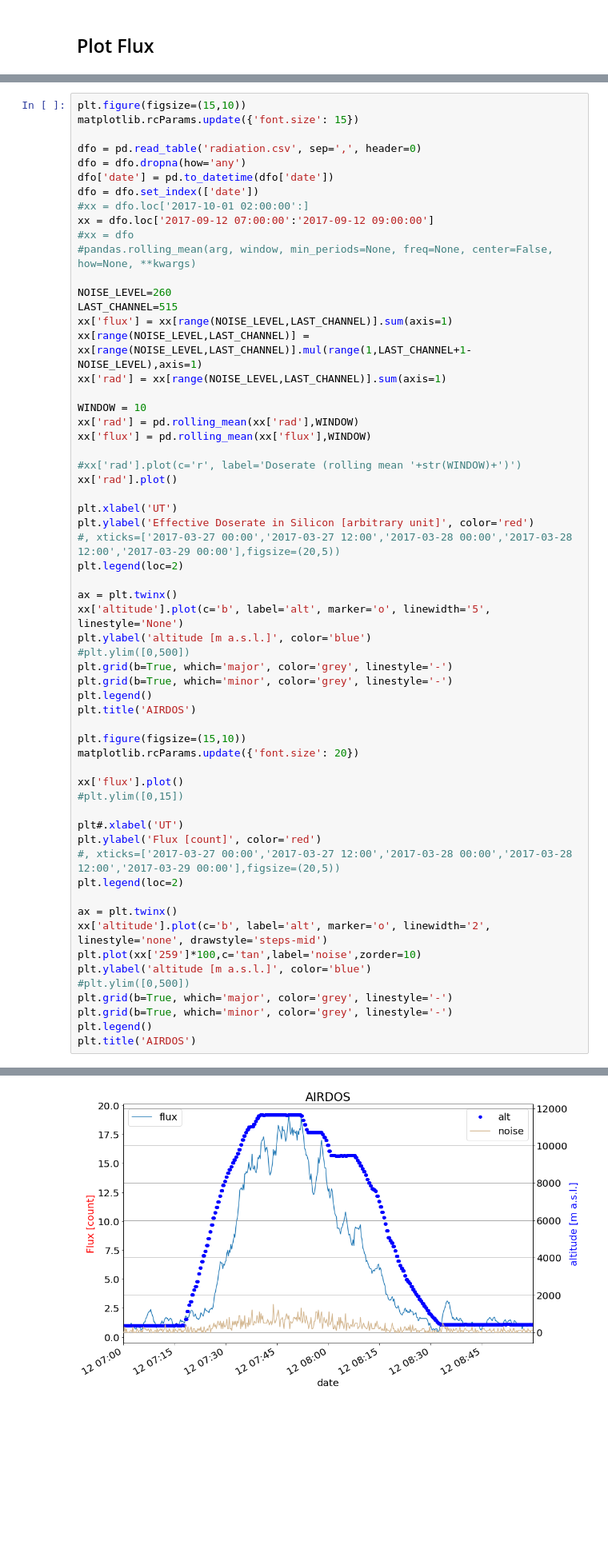
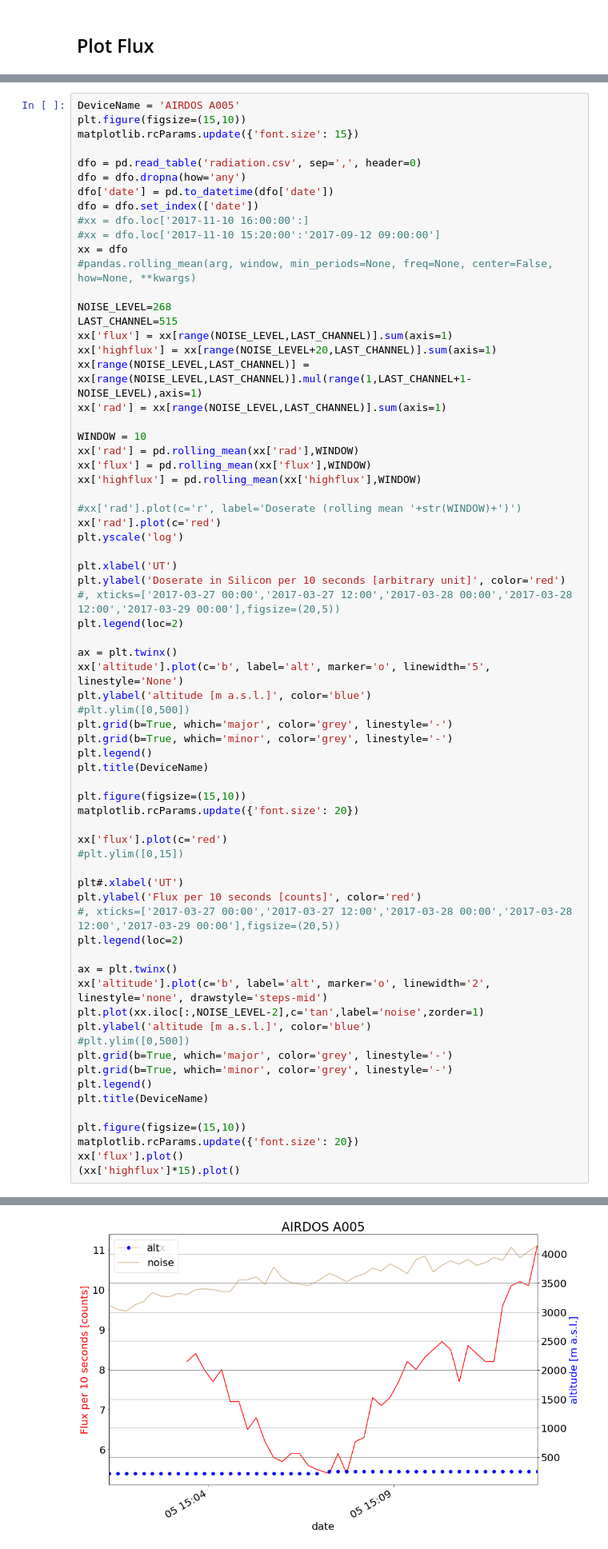
Before and after one commit to ODZ-UJF-AV-CR/AIRDOS-parser, a Jupyter notebook: AIRDOS4_256_flux.ipynb, the cells around one changed output, grey strips where cells are left out. Shown at 80% size. Drawn from its saved outputs; the diff is of its cells as text; blank space fills up the shorter version.

```diff
--- a/AIRDOS4_256_flux.ipynb
+++ b/AIRDOS4_256_flux.ipynb
@@ -76,6 +76,7 @@ dfo.drop(dfo[dfo[0]=='$GPGGA'].index, inplace=True)
 
 dfo.to_csv('radiation.csv')
 # %%
+DeviceName = 'AIRDOS A005'
 plt.figure(figsize=(15,10))
 matplotlib.rcParams.update({'font.size': 15})
 
@@ -83,26 +84,29 @@ dfo = pd.read_table('radiation.csv', sep=',', header=0)
 dfo = dfo.dropna(how='any')
 dfo['date'] = pd.to_datetime(dfo['date'])
 dfo = dfo.set_index(['date'])
-#xx = dfo.loc['2017-10-01 02:00:00':]
-xx = dfo.loc['2017-09-12 07:00:00':'2017-09-12 09:00:00']
-#xx = dfo
+#xx = dfo.loc['2017-11-10 16:00:00':]
+#xx = dfo.loc['2017-11-10 15:20:00':'2017-09-12 09:00:00']
+xx = dfo
 #pandas.rolling_mean(arg, window, min_periods=None, freq=None, center=False, how=None, **kwargs)
 
-NOISE_LEVEL=260
+NOISE_LEVEL=268
 LAST_CHANNEL=515
 xx['flux'] = xx[range(NOISE_LEVEL,LAST_CHANNEL)].sum(axis=1)
+xx['highflux'] = xx[range(NOISE_LEVEL+20,LAST_CHANNEL)].sum(axis=1)
 xx[range(NOISE_LEVEL,LAST_CHANNEL)] = xx[range(NOISE_LEVEL,LAST_CHANNEL)].mul(range(1,LAST_CHANNEL+1-NOISE_LEVEL),axis=1)
 xx['rad'] = xx[range(NOISE_LEVEL,LAST_CHANNEL)].sum(axis=1)
 
 WINDOW = 10
 xx['rad'] = pd.rolling_mean(xx['rad'],WINDOW)
 xx['flux'] = pd.rolling_mean(xx['flux'],WINDOW)
+xx['highflux'] = pd.rolling_mean(xx['highflux'],WINDOW)
 
 #xx['rad'].plot(c='r', label='Doserate (rolling mean '+str(WINDOW)+')')
-xx['rad'].plot()
+xx['rad'].plot(c='red')
+plt.yscale('log')
 
 plt.xlabel('UT')
-plt.ylabel('Effective Doserate in Silicon [arbitrary unit]', color='red')
+plt.ylabel('Doserate in Silicon per 10 seconds [arbitrary unit]', color='red')
 #, xticks=['2017-03-27 00:00','2017-03-27 12:00','2017-03-28 00:00','2017-03-28 12:00','2017-03-29 00:00'],figsize=(20,5))
 plt.legend(loc=2)
 
@@ -113,26 +117,31 @@ plt.ylabel('altitude [m a.s.l.]', color='blue')
 plt.grid(b=True, which='major', color='grey', linestyle='-')
 plt.grid(b=True, which='minor', color='grey', linestyle='-')
 plt.legend()
-plt.title('AIRDOS')
+plt.title(DeviceName)
 
 plt.figure(figsize=(15,10))
 matplotlib.rcParams.update({'font.size': 20})
 
-xx['flux'].plot()
+xx['flux'].plot(c='red')
 #plt.ylim([0,15])
 
 plt#.xlabel('UT')
-plt.ylabel('Flux [count]', color='red')
+plt.ylabel('Flux per 10 seconds [counts]', color='red')
 #, xticks=['2017-03-27 00:00','2017-03-27 12:00','2017-03-28 00:00','2017-03-28 12:00','2017-03-29 00:00'],figsize=(20,5))
 plt.legend(loc=2)
 
 ax = plt.twinx()
 xx['altitude'].plot(c='b', label='alt', marker='o', linewidth='2', linestyle='none', drawstyle='steps-mid')
-plt.plot(xx['259']*100,c='tan',label='noise',zorder=10)
+plt.plot(xx.iloc[:,NOISE_LEVEL-2],c='tan',label='noise',zorder=1)
 plt.ylabel('altitude [m a.s.l.]', color='blue')
 #plt.ylim([0,500])
 plt.grid(b=True, which='major', color='grey', linestyle='-')
 plt.grid(b=True, which='minor', color='grey', linestyle='-')
 plt.legend()
-plt.title('AIRDOS')
+plt.title(DeviceName)
+
+plt.figure(figsize=(15,10))
+matplotlib.rcParams.update({'font.size': 20})
+xx['flux'].plot()
+(xx['highflux']*15).plot()
 # %% [output]
@@ -158 +150 @@ See the caveats in the documentation: http://pandas.pydata.org/pandas-docs/stabl
-[figure, old version]
+[figure, new version]
```
Also changed, not shown: parts of 4 cells of this notebook, 2 other files.
